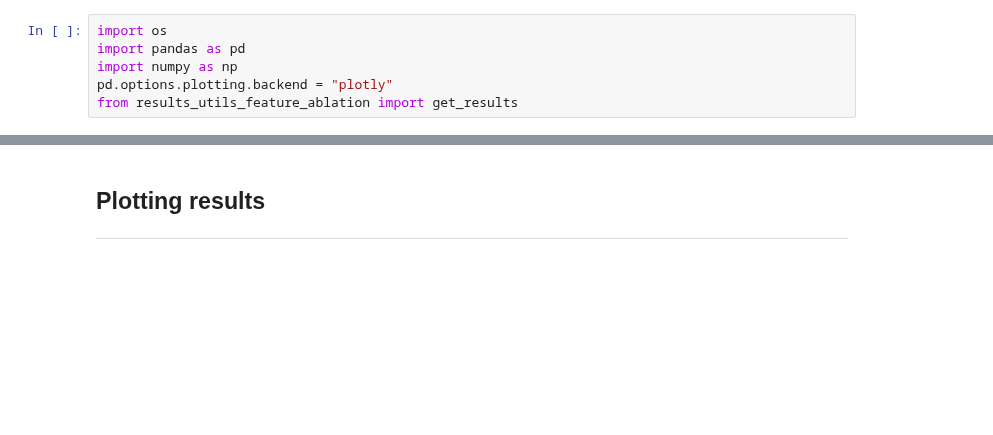
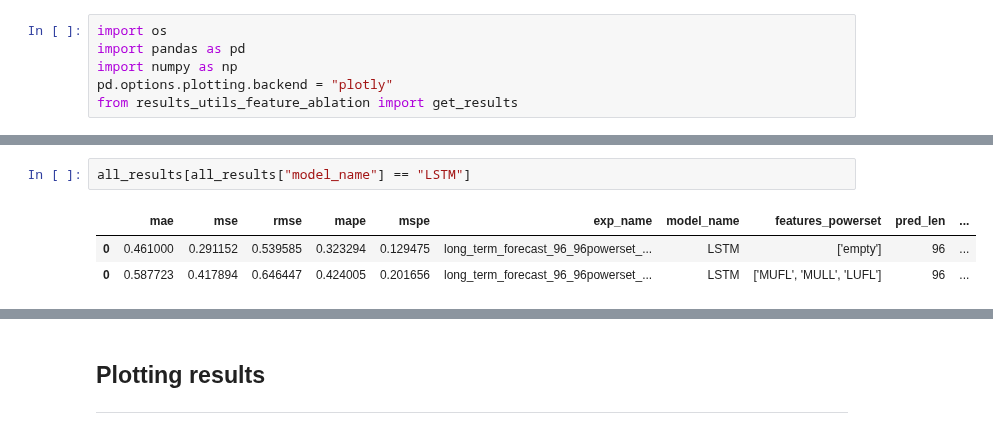
Before and after one commit to avilarenan/TSPindorama, a Jupyter notebook: results_feature_ablation.ipynb, the cells around one changed output, grey strips where cells are left out. Saved outputs shown, nothing was run; the diff lists cells and outputs as text; blank space fills up the shorter version.

Commit message:
Including partial LSTM results for feature ablation

```diff
--- a/results_feature_ablation.ipynb
+++ b/results_feature_ablation.ipynb
@@ -47,3 +47,9 @@ all_results.sort_values(by="mse", ascending=True)
+# %%
+all_results[all_results["model_name"] == "LSTM"]
+# %% [output]
+|  | mae | mse | rmse | mape | mspe | exp_name | model_name | features_powerset | pred_len | ... |
+| 0 | 0.461000 | 0.291152 | 0.539585 | 0.323294 | 0.129475 | long_term_forecast_96_96powerset_... | LSTM | ['empty'] | 96 | ... |
+| 0 | 0.587723 | 0.417894 | 0.646447 | 0.424005 | 0.201656 | long_term_forecast_96_96powerset_... | LSTM | ['MUFL', 'MULL', 'LUFL'] | 96 | ... |
 # %%
 all_results.groupby([
     # "dataset",
```
Also changed, not shown: parts of 4 cells of this notebook, 7 other files.
